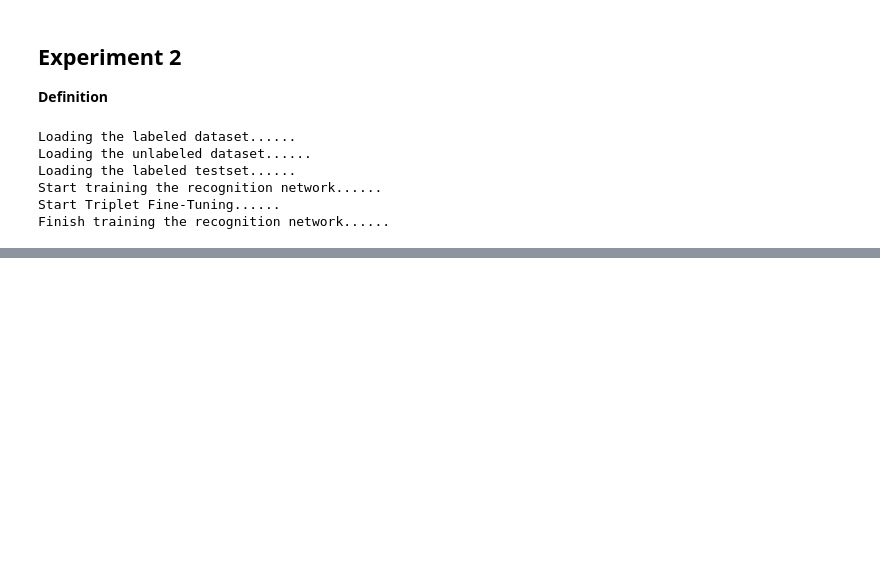
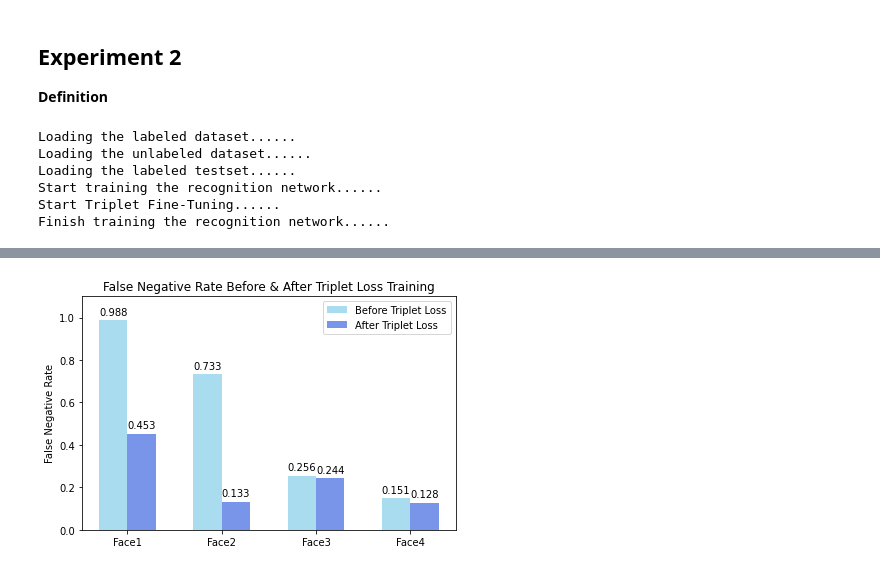
Before and after one commit to Zilinghan/ViCTer, a Jupyter notebook: experiments/exp2.ipynb, the cells around one changed output, grey strips where cells are left out. Saved outputs shown, nothing was run; the diff lists cells and outputs as text; code cells hidden in the pictures; blank space fills up the shorter version.

```diff
--- a/experiments/exp2.ipynb
+++ b/experiments/exp2.ipynb
@@ -286,0 +319,41 @@ distance_plot(before_triplet_seen, before_triplet_unseen, after_triplet_seen, af
+# %%
+def false_negative_rate_plot(before_triplet_seen, before_triplet_unseen, after_triplet_seen, after_triplet_unseen):
+    num_faces = len(before_triplet_seen)
+    labels = [f'Face{i+1}' for i in range(num_faces)]
+    before_fnr = [0 for i in range(num_faces)]
+    after_fnr = [0 for i in range(num_faces)]
+    for i in range(num_faces):
+        threshold_before = before_triplet_unseen[i][0]
+        for j in range(len(before_triplet_seen[i])):
+            if before_triplet_seen[i][j] > threshold_before:
+                before_fnr[i] = (len(before_triplet_seen[i]) - j)/len(before_triplet_seen[i])
+                break
+        threshold_after = after_triplet_unseen[i][0]
+        for j in range(len(after_triplet_seen[i])):
+            if after_triplet_seen[i][j] > threshold_after:
+                after_fnr[i] = (len(after_triplet_seen[i]) - j)/len(after_triplet_seen[i])
+                break
+    x = np.arange(len(labels))  # the label locations
+    width = 0.3  # the width of the bars
+
+    fig, ax = plt.subplots()
+    rects1 = ax.bar(x - width/2, before_fnr, width, label='Before Triplet Loss', color='skyblue', alpha=0.7)
+    rects2 = ax.bar(x + width/2, after_fnr, width, label='After Triplet Loss', color='royalblue', alpha=0.7)
+
+    # Add some text for labels, title and custom x-axis tick labels, etc.
+    ax.set_ylabel('False Negative Rate')
+    ax.set_title('False Negative Rate Before & After Triplet Loss Training')
+    ax.set_xticks(x, labels)
+    ax.legend()
+
+    ax.bar_label(rects1, padding=3, fmt='%.3f')
+    ax.bar_label(rects2, padding=3, fmt='%.3f')
+    plt.ylim(0, 1.1)
+
+    fig.tight_layout()
+
+    plt.show()
+# %%
+false_negative_rate_plot(before_triplet_seen, before_triplet_unseen, after_triplet_seen, after_triplet_unseen)
+# %% [output]
+[figure, added]
```
Also changed, not shown: parts of 4 cells of this notebook.
